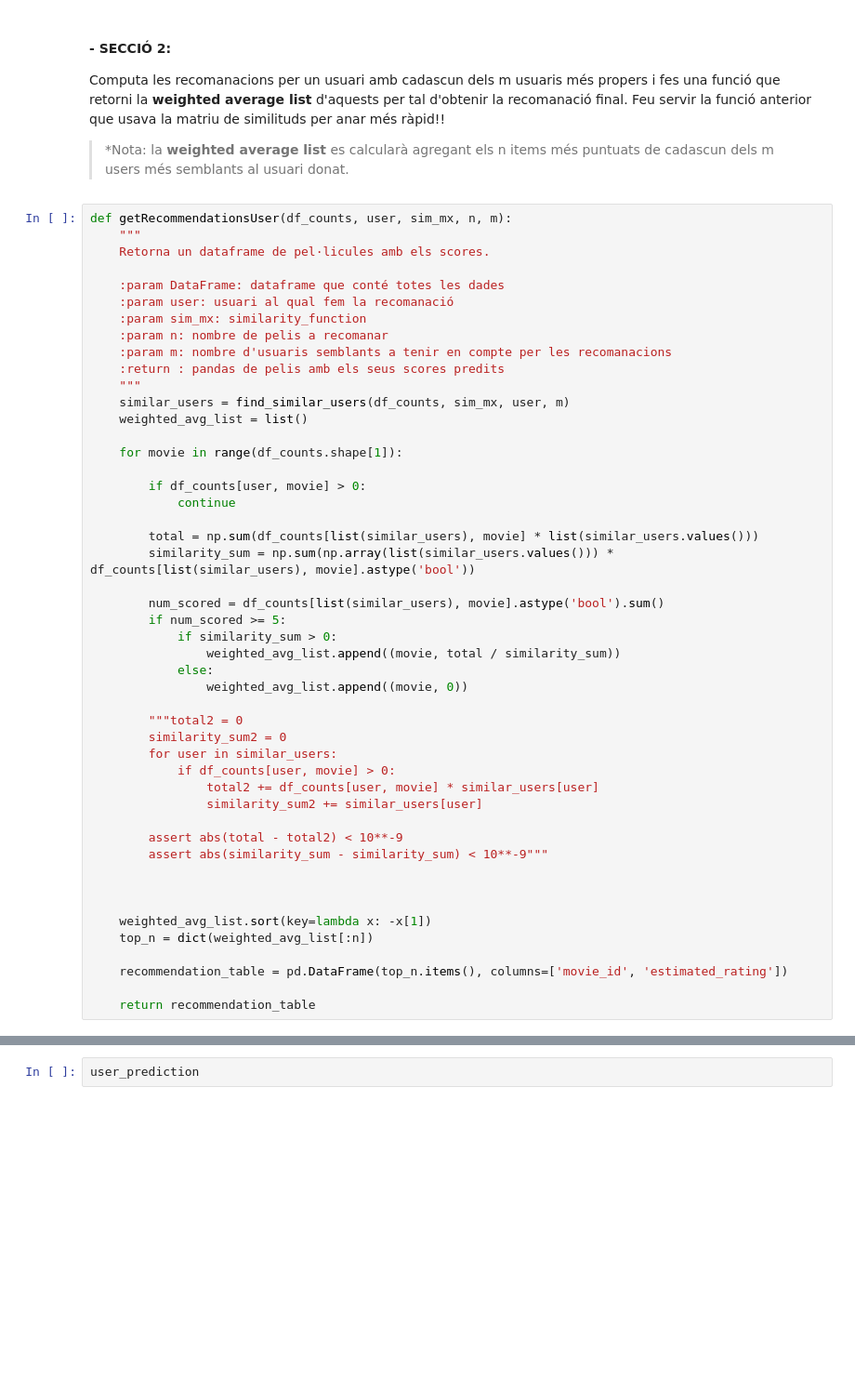
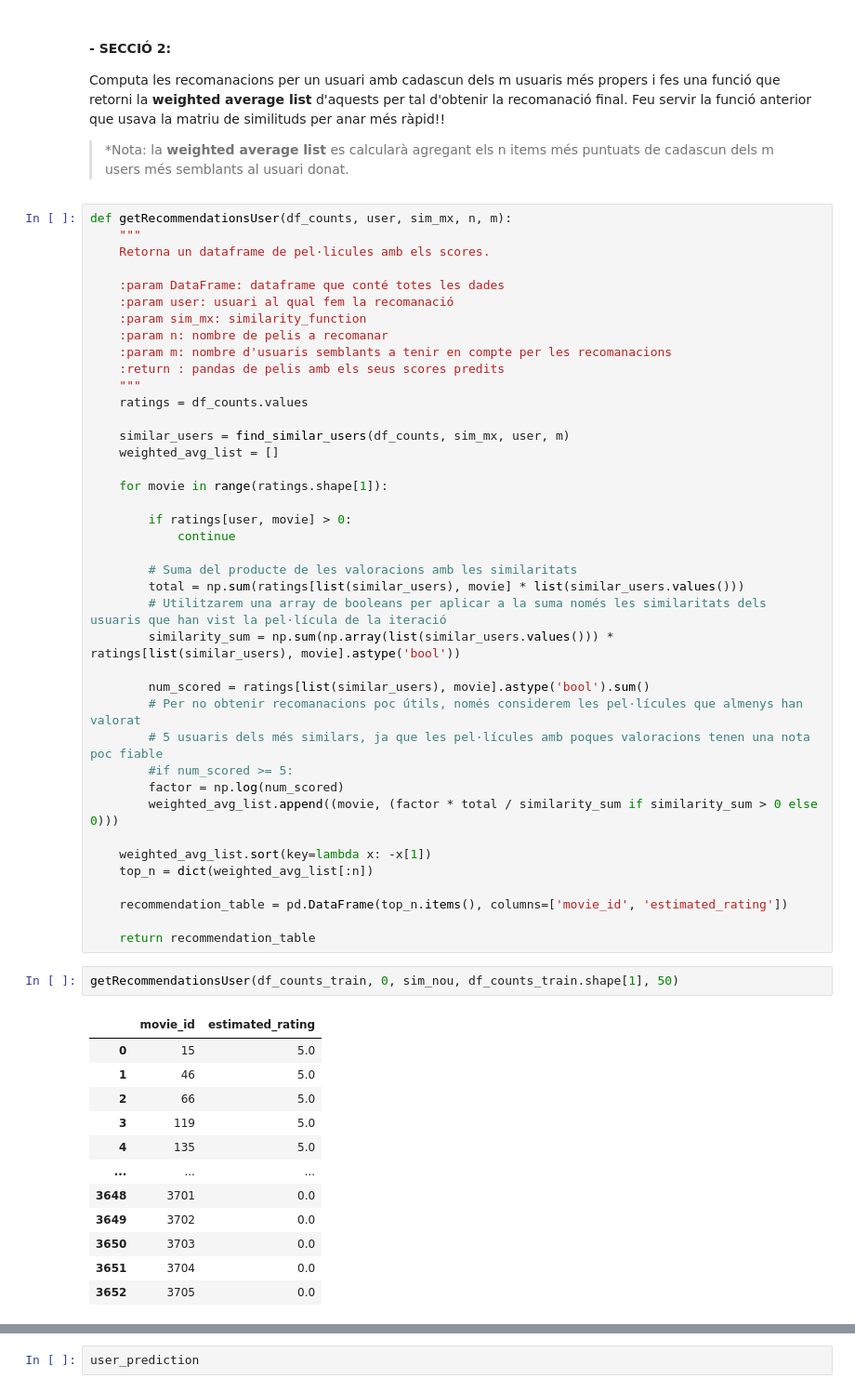
Before and after one commit to mates-info/tnui, a Jupyter notebook: p2/assigment_code.ipynb, the cells around one changed output, grey strips where cells are left out. Shown at 93% size. Saved outputs shown, nothing was run; the diff lists cells and outputs as text; blank space fills up the shorter version.

```diff
--- a/p2/assigment_code.ipynb
+++ b/p2/assigment_code.ipynb
@@ -961,35 +920,27 @@ def getRecommendationsUser(df_counts, user, sim_mx, n, m):
     :param m: nombre d'usuaris semblants a tenir en compte per les recomanacions
     :return : pandas de pelis amb els seus scores predits
     """
+    ratings = df_counts.values
+
     similar_users = find_similar_users(df_counts, sim_mx, user, m)
-    weighted_avg_list = list()
+    weighted_avg_list = []
 
-    for movie in range(df_counts.shape[1]):
+    for movie in range(ratings.shape[1]):
 
-        if df_counts[user, movie] > 0:
+        if ratings[user, movie] > 0:
             continue
 
-        total = np.sum(df_counts[list(similar_users), movie] * list(similar_users.values()))
-        similarity_sum = np.sum(np.array(list(similar_users.values())) * df_counts[list(similar_users), movie].astype('bool'))
+        # Suma del producte de les valoracions amb les similaritats
+        total = np.sum(ratings[list(similar_users), movie] * list(similar_users.values()))
+        # Utilitzarem una array de booleans per aplicar a la suma només les similaritats dels usuaris que han vist la pel·lícula de la iteració
+        similarity_sum = np.sum(np.array(list(similar_users.values())) * ratings[list(similar_users), movie].astype('bool'))
 
-        num_scored = df_counts[list(similar_users), movie].astype('bool').sum()
-        if num_scored >= 5:
-            if similarity_sum > 0:
-                weighted_avg_list.append((movie, total / similarity_sum))
-            else:
-                weighted_avg_list.append((movie, 0))
-
-        """total2 = 0
-        similarity_sum2 = 0
-        for user in similar_users:
-            if df_counts[user, movie] > 0:
-                total2 += df_counts[user, movie] * similar_users[user]
-                similarity_sum2 += similar_users[user]
-
-        assert abs(total - total2) < 10**-9
-        assert abs(similarity_sum - similarity_sum) < 10**-9"""
-
-
+        num_scored = ratings[list(similar_users), movie].astype('bool').sum()
+        # Per no obtenir recomanacions poc útils, només considerem les pel·lícules que almenys han valorat
+        # 5 usuaris dels més similars, ja que les pel·lícules amb poques valoracions tenen una nota poc fiable
+        #if num_scored >= 5:
+        factor = np.log(num_scored)
+        weighted_avg_list.append((movie, (factor * total / similarity_sum if similarity_sum > 0 else 0)))
 
     weighted_avg_list.sort(key=lambda x: -x[1])
     top_n = dict(weighted_avg_list[:n])
@@ -997,3 +948,18 @@ def getRecommendationsUser(df_counts, user, sim_mx, n, m):
     recommendation_table = pd.DataFrame(top_n.items(), columns=['movie_id', 'estimated_rating'])
 
     return recommendation_table
+# %%
+getRecommendationsUser(df_counts_train, 0, sim_nou, df_counts_train.shape[1], 50)
+# %% [output]
+|  | movie_id | estimated_rating |
+| 0 | 15 | 5.0 |
+| 1 | 46 | 5.0 |
+| 2 | 66 | 5.0 |
+| 3 | 119 | 5.0 |
+| 4 | 135 | 5.0 |
+| ... | ... | ... |
+| 3648 | 3701 | 0.0 |
+| 3649 | 3702 | 0.0 |
+| 3650 | 3703 | 0.0 |
+| 3651 | 3704 | 0.0 |
+| 3652 | 3705 | 0.0 |
```
Also changed, not shown: parts of 42 cells of this notebook.
